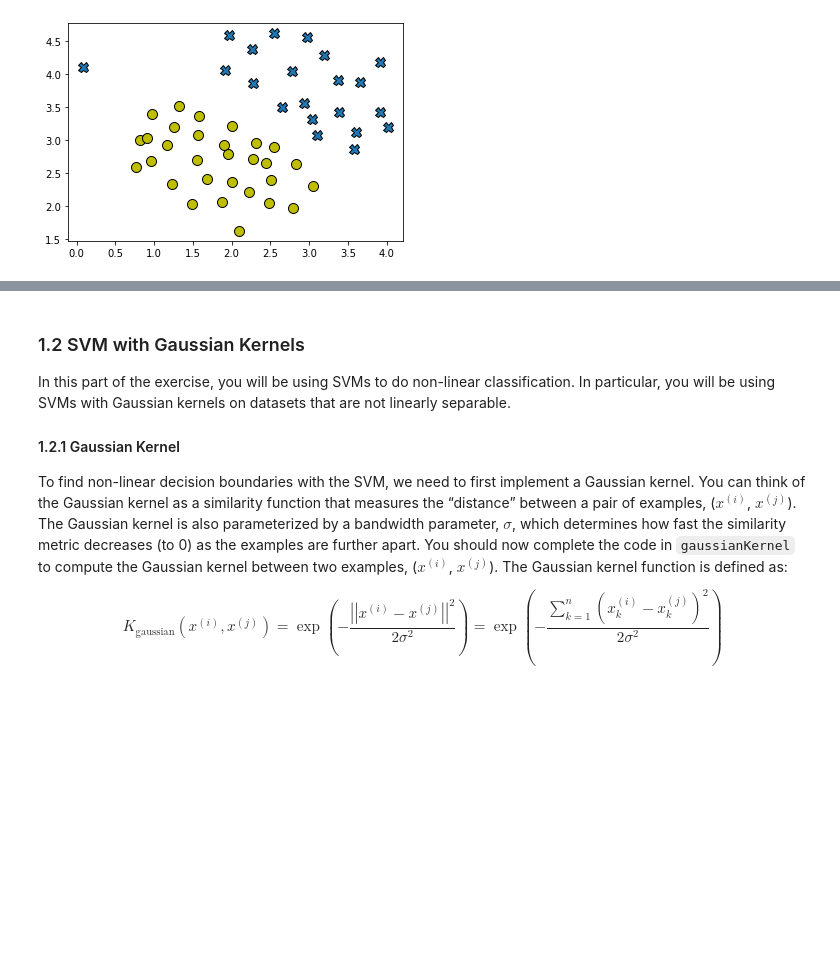
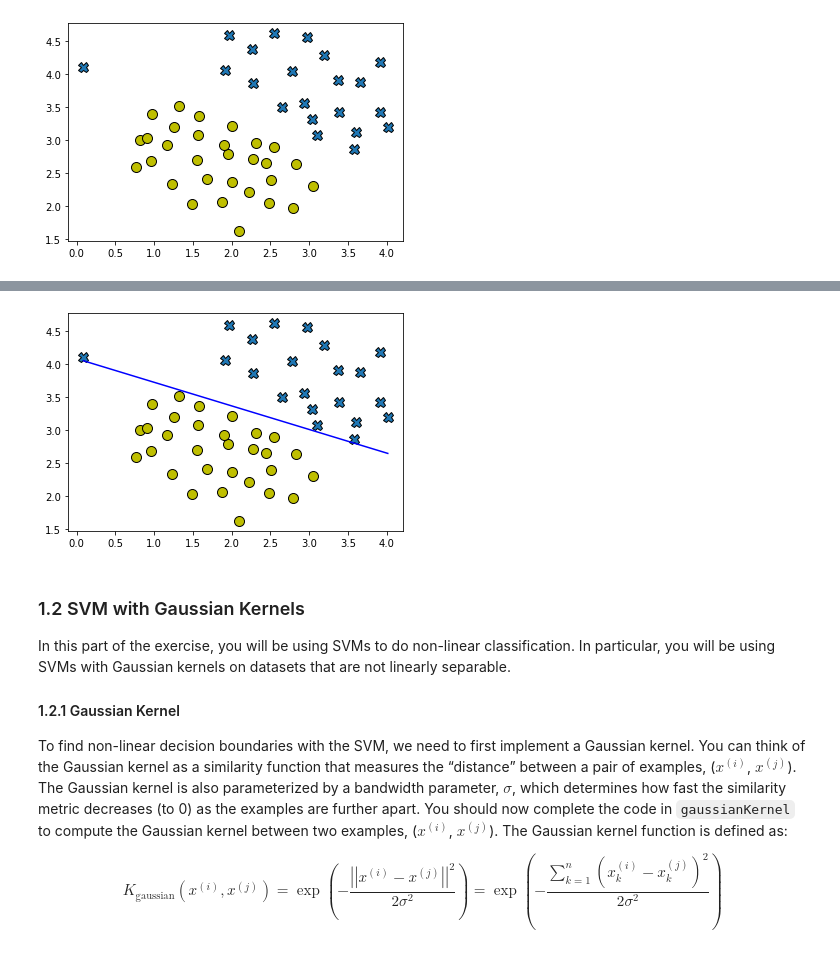
Before and after one commit to Shumzi/andrew-ml-python, a Jupyter notebook: Exercise6/exercise6.ipynb, the cells around one changed output, grey strips where cells are left out. Drawn from its saved outputs; the diff is of its cells as text; code cells hidden in the pictures; blank space fills up the shorter version.

```diff
--- a/Exercise6/exercise6.ipynb
+++ b/Exercise6/exercise6.ipynb
@@ -109,10 +109,12 @@ appear to be a natural fit for the data.
 # %%
 # You should try to change the C value below and see how the decision
 # boundary varies (e.g., try C = 1000)
-C = 1
+C = 100
 
 model = utils.svmTrain(X, y, C, utils.linearKernel, 1e-3, 20)
 utils.visualizeBoundaryLinear(X, y, model)
+# %% [output]
+[figure, added]
 # %% [markdown]
 <a id="section1"></a>
 ### 1.2 SVM with Gaussian Kernels
```
Also changed, not shown: parts of 21 cells of this notebook, 2 other files.
